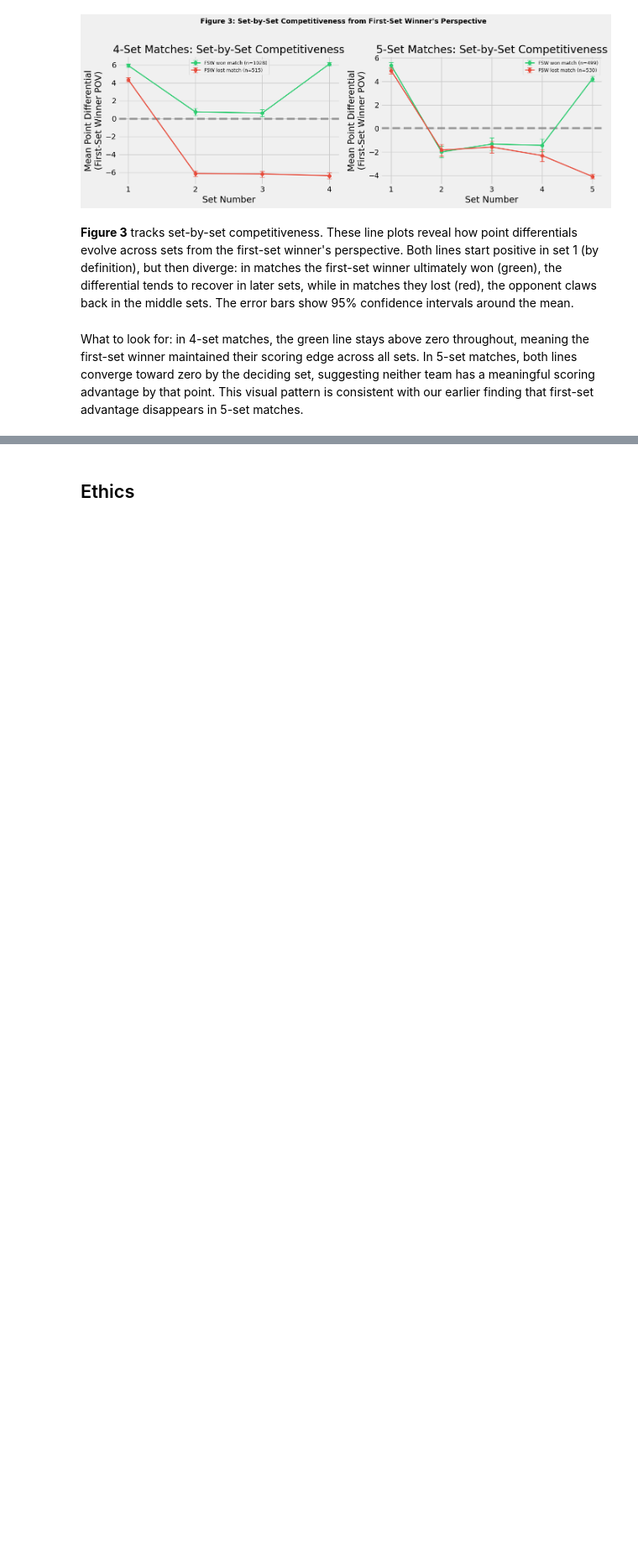
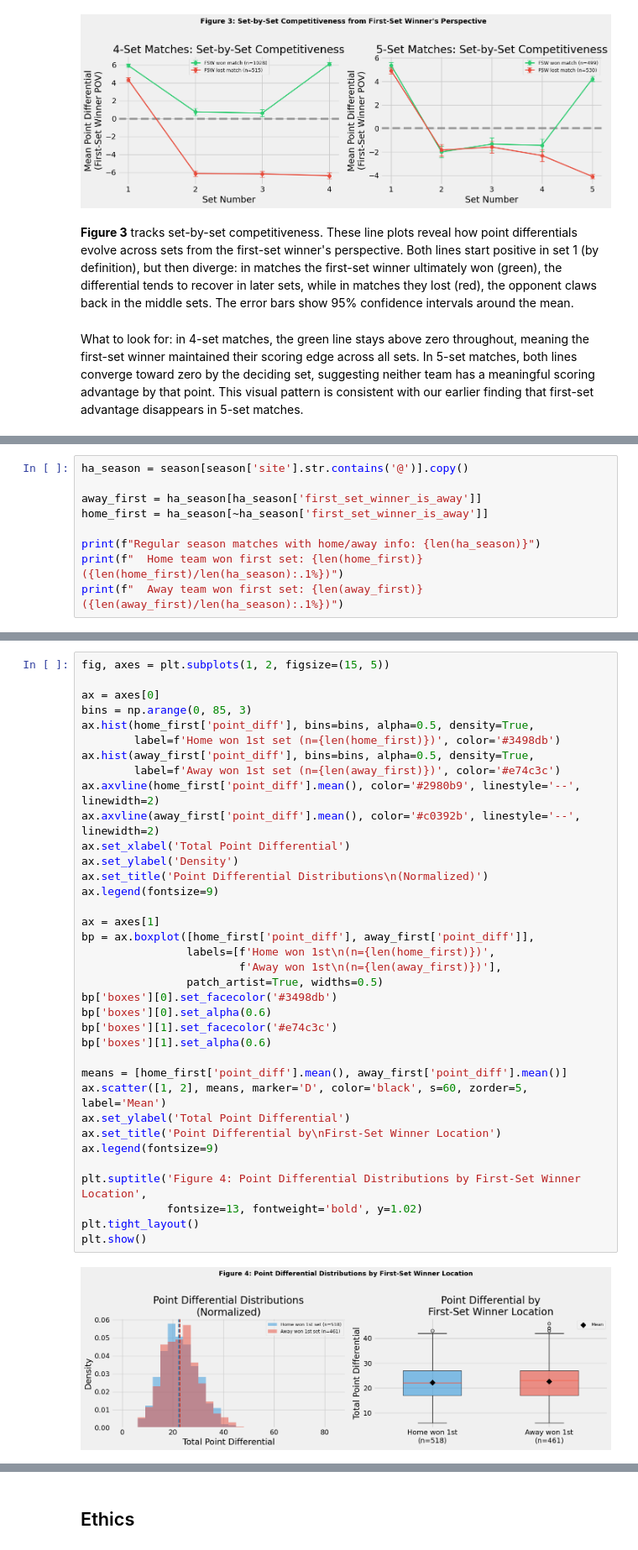
Before and after one commit to COGS108/Group028_WI26, a Jupyter notebook: 03-FinalProject.ipynb, the cells around one changed output, grey strips where cells are left out. Shown at 84% size. Cells and saved outputs as stored; diff of their text form; blank space fills up the shorter version.

```diff
--- a/03-FinalProject.ipynb
+++ b/03-FinalProject.ipynb
@@ -752,0 +704,9 @@ Some more words and stuff.  Remember notebooks work best if you interleave the c
+# %%
+ha_season = season[season['site'].str.contains('@')].copy()
+
+away_first = ha_season[ha_season['first_set_winner_is_away']]
+home_first = ha_season[~ha_season['first_set_winner_is_away']]
+
+print(f"Regular season matches with home/away info: {len(ha_season)}")
+print(f"  Home team won first set: {len(home_first)} ({len(home_first)/len(ha_season):.1%})")
+print(f"  Away team won first set: {len(away_first)} ({len(away_first)/len(ha_season):.1%})")
@@ -752,0 +734,38 @@ Some more words and stuff.  Remember notebooks work best if you interleave the c
+# %%
+fig, axes = plt.subplots(1, 2, figsize=(15, 5))
+
+ax = axes[0]
+bins = np.arange(0, 85, 3)
+ax.hist(home_first['point_diff'], bins=bins, alpha=0.5, density=True,
+        label=f'Home won 1st set (n={len(home_first)})', color='#3498db')
+ax.hist(away_first['point_diff'], bins=bins, alpha=0.5, density=True,
+        label=f'Away won 1st set (n={len(away_first)})', color='#e74c3c')
+ax.axvline(home_first['point_diff'].mean(), color='#2980b9', linestyle='--', linewidth=2)
+ax.axvline(away_first['point_diff'].mean(), color='#c0392b', linestyle='--', linewidth=2)
+ax.set_xlabel('Total Point Differential')
+ax.set_ylabel('Density')
+ax.set_title('Point Differential Distributions\n(Normalized)')
+ax.legend(fontsize=9)
+
+ax = axes[1]
+bp = ax.boxplot([home_first['point_diff'], away_first['point_diff']],
+                labels=[f'Home won 1st\n(n={len(home_first)})',
+                        f'Away won 1st\n(n={len(away_first)})'],
+                patch_artist=True, widths=0.5)
+bp['boxes'][0].set_facecolor('#3498db')
+bp['boxes'][0].set_alpha(0.6)
+bp['boxes'][1].set_facecolor('#e74c3c')
+bp['boxes'][1].set_alpha(0.6)
+
+means = [home_first['point_diff'].mean(), away_first['point_diff'].mean()]
+ax.scatter([1, 2], means, marker='D', color='black', s=60, zorder=5, label='Mean')
+ax.set_ylabel('Total Point Differential')
+ax.set_title('Point Differential by\nFirst-Set Winner Location')
+ax.legend(fontsize=9)
+
+plt.suptitle('Figure 4: Point Differential Distributions by First-Set Winner Location',
+             fontsize=13, fontweight='bold', y=1.02)
+plt.tight_layout()
+plt.show()
+# %% [output]
+[figure, added]
```
Also changed, not shown: parts of 116 cells of this notebook.
